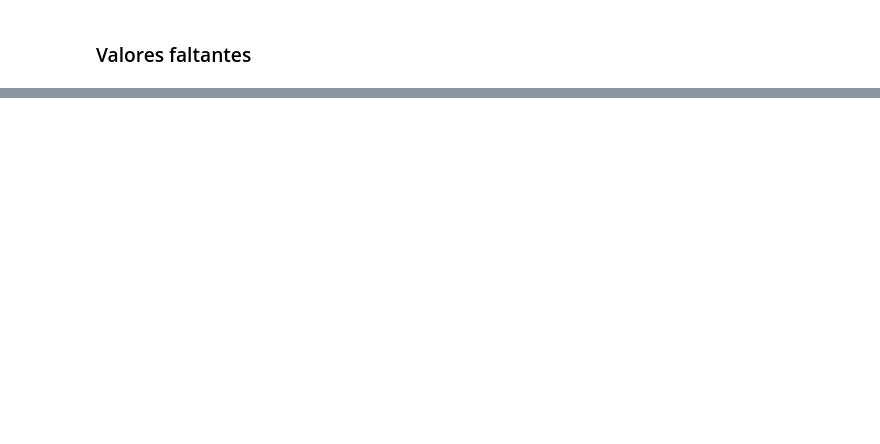
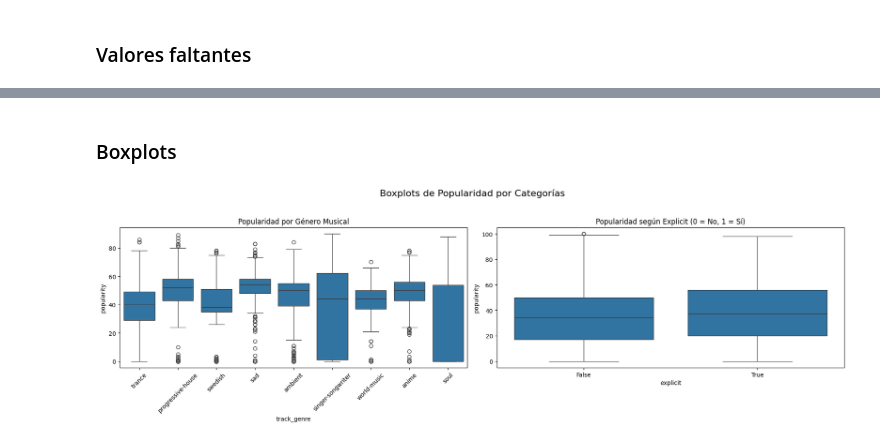
Before and after one commit to luis-cortes-mier/MIAD_ML_NLP_2025, a Jupyter notebook: Semana 3/S3P1_proyecto1.ipynb, the cells around one changed output, grey strips where cells are left out. Cells and saved outputs as stored; diff of their text form; code cells hidden in the pictures; blank space fills up the shorter version.

```diff
--- a/Semana 3/S3P1_proyecto1.ipynb
+++ b/Semana 3/S3P1_proyecto1.ipynb
@@ -139,0 +191,24 @@ album_name               1        0.000877
+# %% [markdown]
+### Boxplots
+# %%
+# Filtrar los géneros más frecuentes para mejor visualización
+top_genres = dataTraining['track_genre'].value_counts().nlargest(9).index
+filtered_data = dataTraining[dataTraining['track_genre'].isin(top_genres)]
+
+fig, axes = plt.subplots(1, 2, figsize=(18, 6))
+fig.suptitle('Boxplots de Popularidad por Categorías', fontsize=16)
+
+# Boxplot de track_genre
+sns.boxplot(x='track_genre', y='popularity', data=filtered_data, ax=axes[0])
+axes[0].set_title('Popularidad por Género Musical')
+axes[0].tick_params(axis='x', rotation=45)
+
+# Boxplot de explicit
+sns.boxplot(x='explicit', y='popularity', data=dataTraining, ax=axes[1])
+axes[1].set_title('Popularidad según Explicit (0 = No, 1 = Sí)')
+axes[1].tick_params(axis='x', rotation=0)
+
+plt.tight_layout(rect=[0, 0.03, 1, 0.95])
+plt.show()
+# %% [output]
+[figure, added]
```
Also changed, not shown: parts of 12 cells of this notebook.
